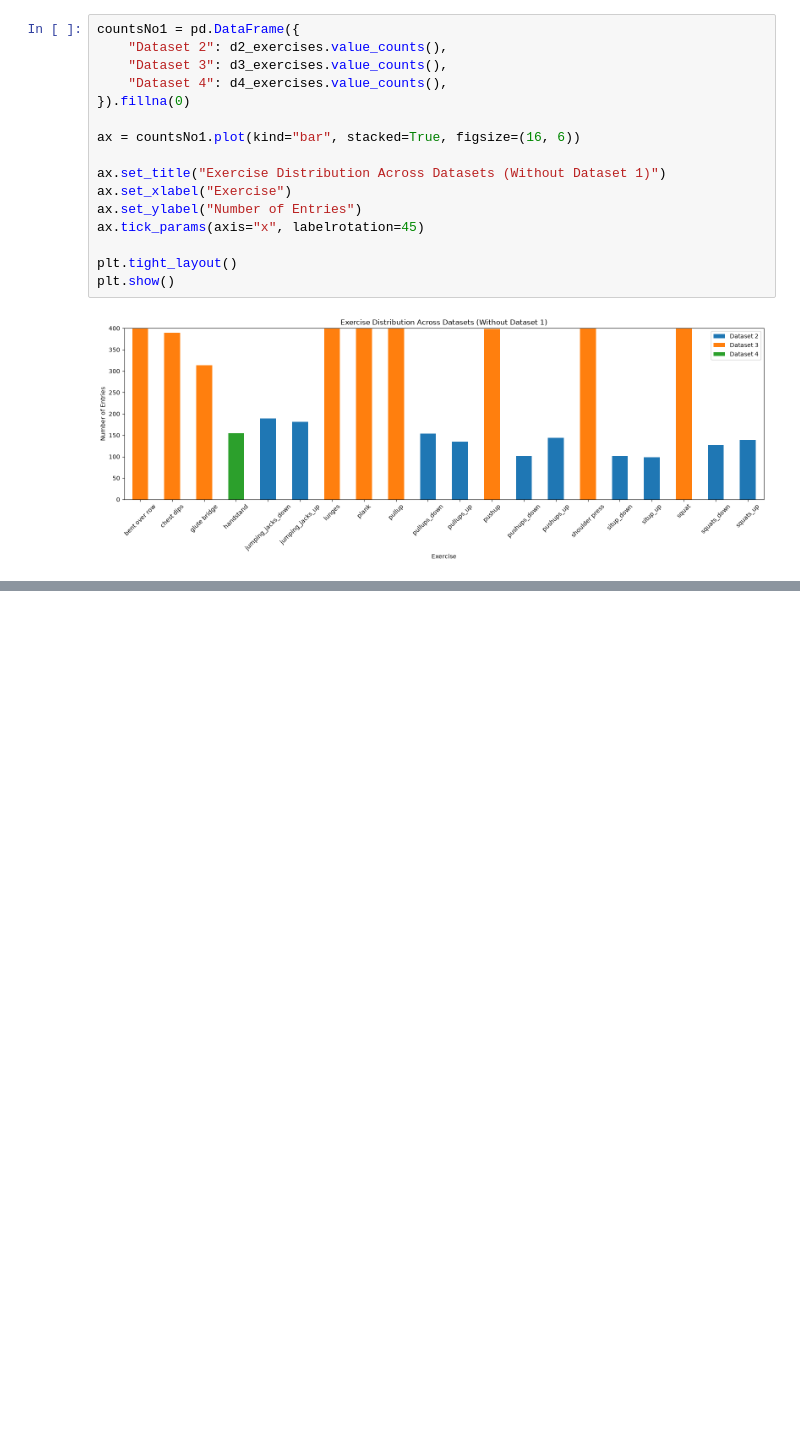
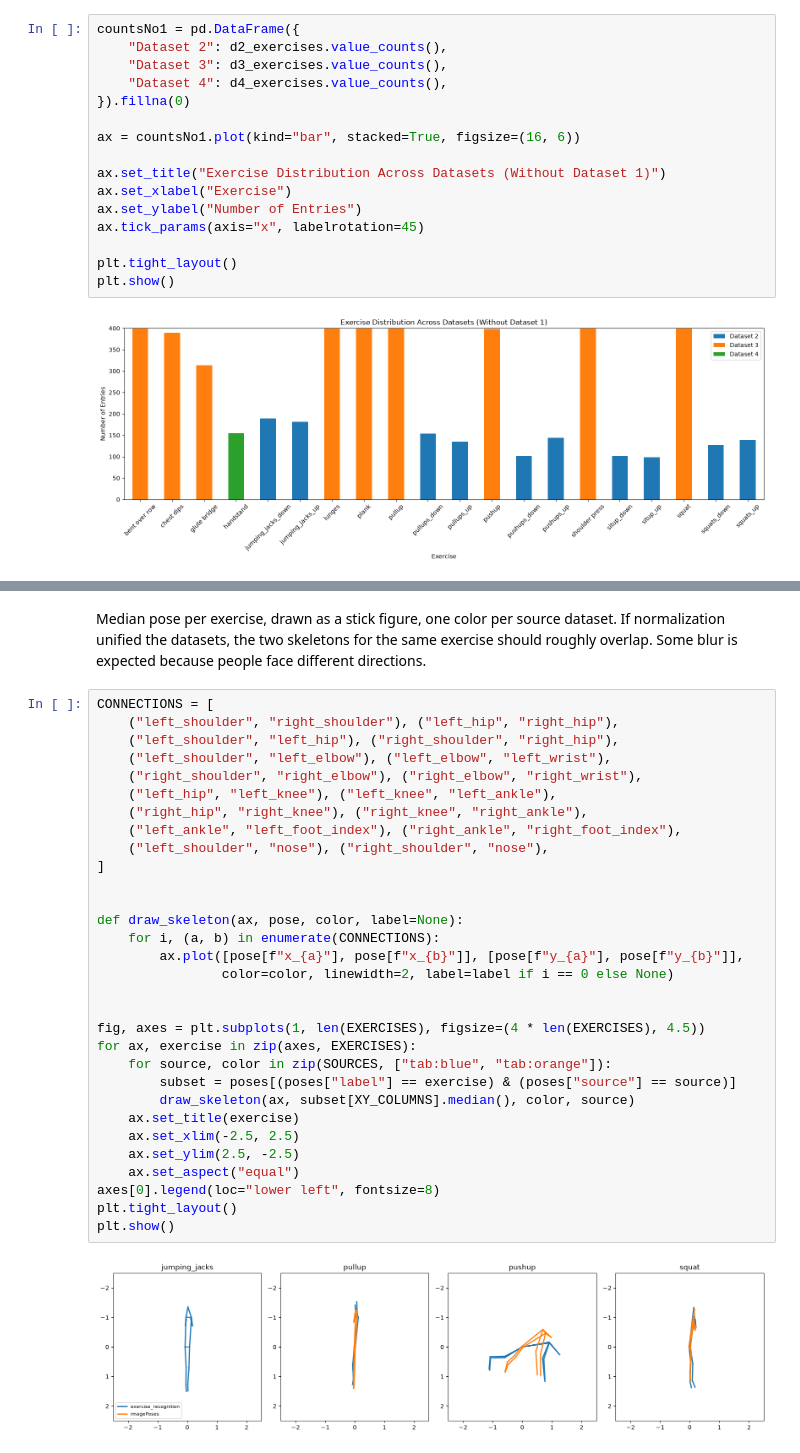
Before and after one commit to kevin-l-tran/483-project, a Jupyter notebook: preprocess/visualization.ipynb, the cells around one changed output, grey strips where cells are left out. Drawn from its saved outputs; the diff is of its cells as text; blank space fills up the shorter version.

```diff
--- a/preprocess/visualization.ipynb
+++ b/preprocess/visualization.ipynb
@@ -69,0 +92,35 @@ plt.show()
+# %% [markdown]
+Median pose per exercise, drawn as a stick figure, one color per source dataset. If normalization unified the datasets, the two skeletons for the same exercise should roughly overlap. Some blur is expected because people face different directions.
+# %%
+CONNECTIONS = [
+    ("left_shoulder", "right_shoulder"), ("left_hip", "right_hip"),
+    ("left_shoulder", "left_hip"), ("right_shoulder", "right_hip"),
+    ("left_shoulder", "left_elbow"), ("left_elbow", "left_wrist"),
+    ("right_shoulder", "right_elbow"), ("right_elbow", "right_wrist"),
+    ("left_hip", "left_knee"), ("left_knee", "left_ankle"),
+    ("right_hip", "right_knee"), ("right_knee", "right_ankle"),
+    ("left_ankle", "left_foot_index"), ("right_ankle", "right_foot_index"),
+    ("left_shoulder", "nose"), ("right_shoulder", "nose"),
+]
+
+
+def draw_skeleton(ax, pose, color, label=None):
+    for i, (a, b) in enumerate(CONNECTIONS):
+        ax.plot([pose[f"x_{a}"], pose[f"x_{b}"]], [pose[f"y_{a}"], pose[f"y_{b}"]],
+                color=color, linewidth=2, label=label if i == 0 else None)
+
+
+fig, axes = plt.subplots(1, len(EXERCISES), figsize=(4 * len(EXERCISES), 4.5))
+for ax, exercise in zip(axes, EXERCISES):
+    for source, color in zip(SOURCES, ["tab:blue", "tab:orange"]):
+        subset = poses[(poses["label"] == exercise) & (poses["source"] == source)]
+        draw_skeleton(ax, subset[XY_COLUMNS].median(), color, source)
+    ax.set_title(exercise)
+    ax.set_xlim(-2.5, 2.5)
+    ax.set_ylim(2.5, -2.5)
+    ax.set_aspect("equal")
+axes[0].legend(loc="lower left", fontsize=8)
+plt.tight_layout()
+plt.show()
+# %% [output]
+[figure, added]
```
Also changed, not shown: parts of 6 cells of this notebook, 2 other files.
